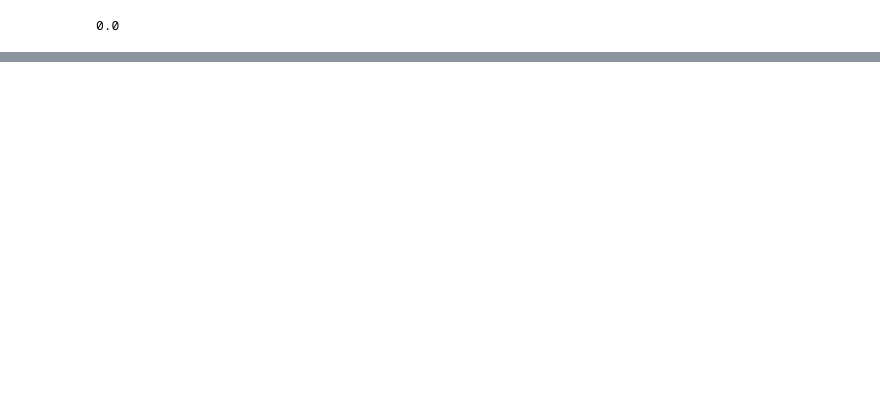
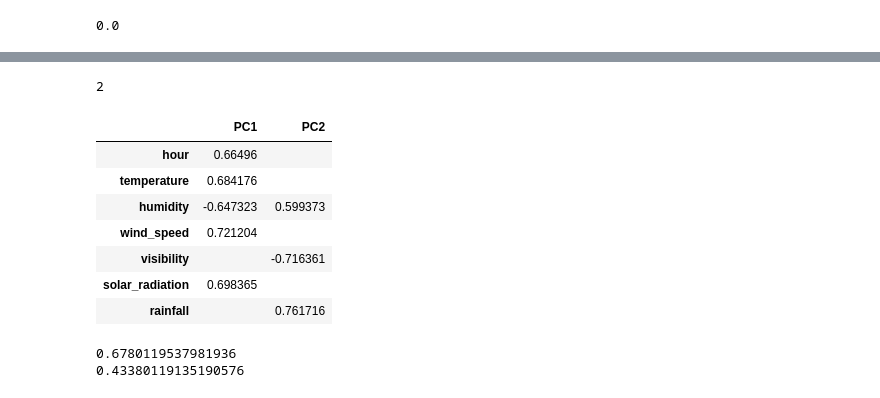
Before and after one commit to Jiian/seoulbike, a Jupyter notebook: PCA/only summer.ipynb, the cells around one changed output, grey strips where cells are left out. Saved outputs shown, nothing was run; the diff lists cells and outputs as text; code cells hidden in the pictures; blank space fills up the shorter version.

```diff
--- a/PCA/only summer.ipynb
+++ b/PCA/only summer.ipynb
@@ -78,0 +79,11 @@ kmo_score
+# %%
+colnames = list(bike_summer3.columns)
+
+scaler = StandardScaler(with_mean=True,with_std=True)
+scaled_features = pd.DataFrame(scaler.fit_transform(bike_summer3))
+
+scaled_features.columns = colnames
+# %%
+N = 7
+pca = PCA(n_components=N)
+pca.fit(scaled_features)
@@ -78,0 +95,10 @@ kmo_score
+# %%
+x = list(range(1,N+1))
+plt.figure(figsize=(10, 7))
+plt.bar(x,explained_variance_ratio)
+plt.scatter(range(1,N+1),cumulative_variance)
+plt.plot(x,cumulative_variance)
+plt.title('Variance')
+plt.xlabel('PC Number')
+plt.ylabel('Proportion of Variance Explained by PC')
+plt.axhline(y=0.7, color = 'r')
@@ -78,0 +118,25 @@ kmo_score
+# %%
+kl = KneeLocator(range(1, N+1), pca.explained_variance_ratio_, curve="convex", direction="decreasing")
+
+kl.elbow
+# %% [output]
+2
+# %%
+def evaluate_pcs(num_of_pcs,data):
+    def encode_vals(x): #helper functions to suppress loading less than 0.7
+    #a gradual process to lead to this function
+    # if x<=-0.5, we drop the variable
+        if x <= -0.5 or x >= 0.5: #Adjust the threshold value
+            return x
+        else:
+            return("")
+    f = FactorAnalyzer(n_factors=num_of_pcs, method = 'principal',rotation='varimax') #Conduct PCA + varimax rotation to extract latent factors
+    f.fit(data)
+    loadings = pd.DataFrame(f.loadings_).set_index(data.columns)
+    loadings = loadings.applymap(encode_vals)
+    loadingcols= list(loadings.columns)
+    newcols = {}
+    for i in loadingcols:
+        newcols[i] = "PC" + str(i+1)
+    loadings.rename(columns = newcols,inplace=True)
+    return loadings
@@ -78,0 +150,17 @@ kmo_score
+# %%
+evaluate_pcs(2,scaled_features[colnames])
+# %% [output]
+|  | PC1 | PC2 |
+| hour | 0.66496 |  |
+| temperature | 0.684176 |  |
+| humidity | -0.647323 | 0.599373 |
+| wind_speed | 0.721204 |  |
+| visibility |  | -0.716361 |
+| solar_radiation | 0.698365 |  |
+| rainfall |  | 0.761716 |
+# %%
+print(CronbachAlpha(scaled_features[['hour','temperature','wind_speed','solar_radiation']])) #Reliability of PC1
+print(CronbachAlpha(scaled_features[['humidity','rainfall']])) #Reliability of PC2
+# %% [output]
+0.6780119537981936
+0.43380119135190576
```
Also changed, not shown: parts of 8 cells of this notebook, 5 other files.
